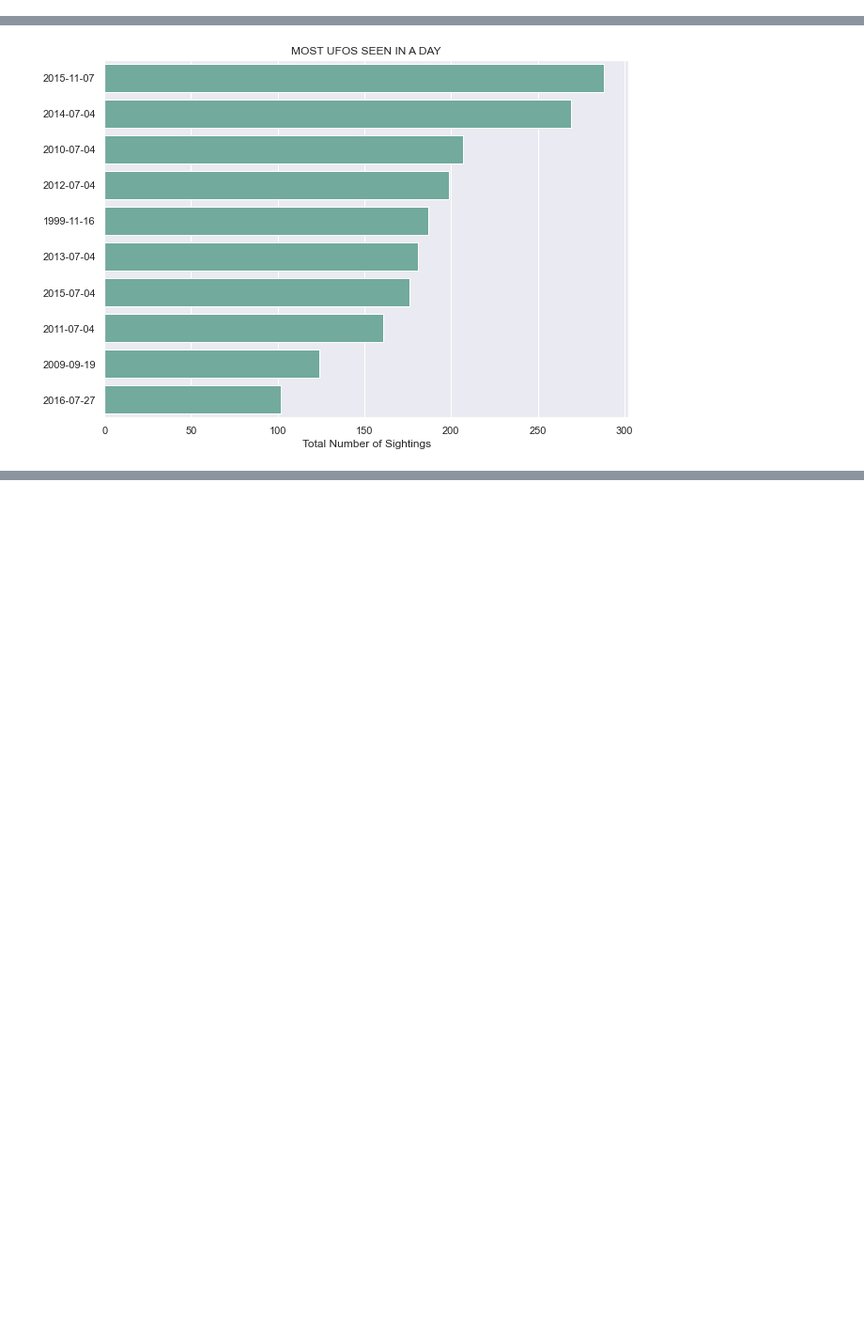
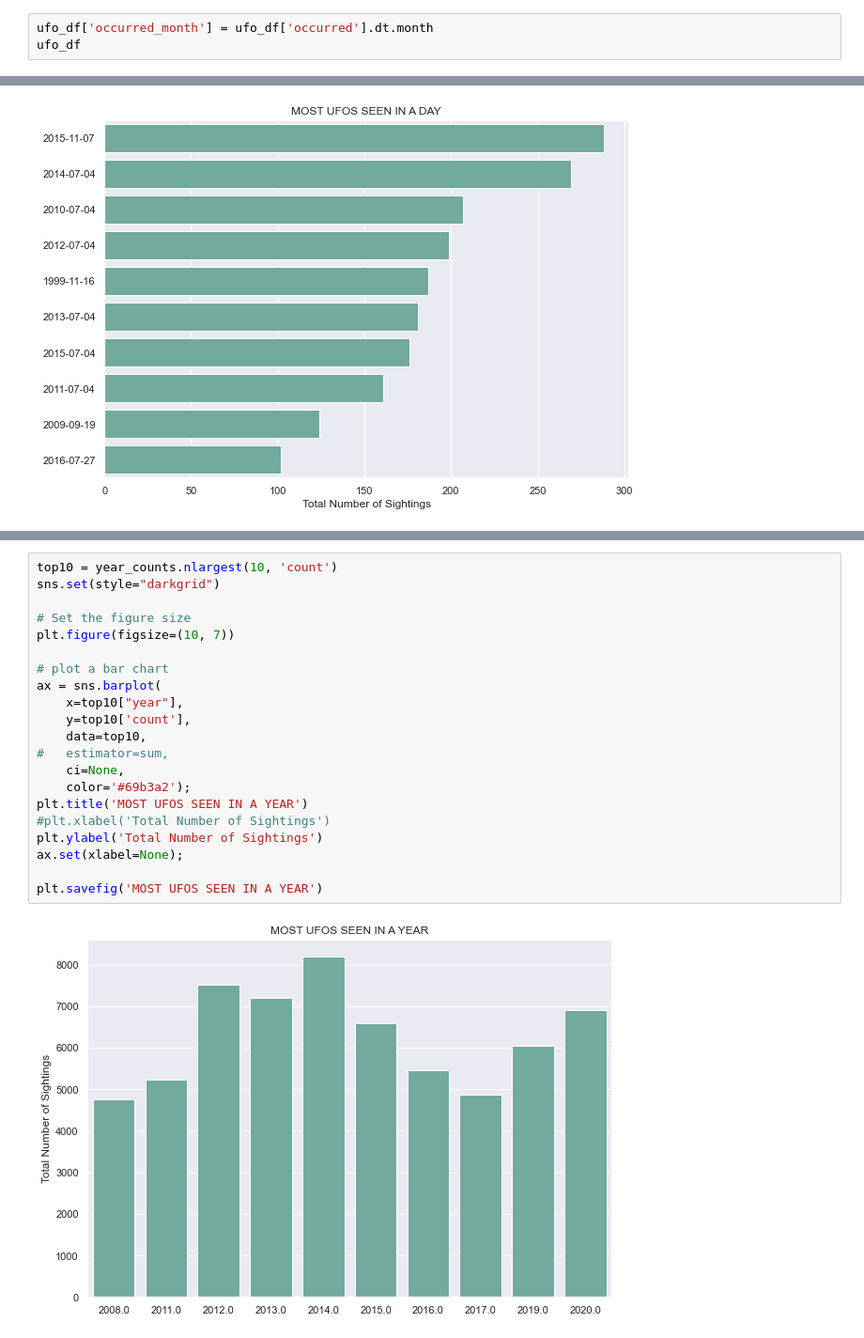
Before and after one commit to t-white-21/ufo-exploration, a Jupyter notebook: notebooks/ufo_times.ipynb, the cells around one changed output, grey strips where cells are left out. Shown: that part at 94% size. Saved outputs shown, nothing was run; the diff lists cells and outputs as text; blank space fills up the shorter version.

```diff
--- a/notebooks/ufo_times.ipynb
+++ b/notebooks/ufo_times.ipynb
@@ -95,0 +113,3 @@ ufo_df
+# %%
+ufo_df['occurred_month'] = ufo_df['occurred'].dt.month
+ufo_df
@@ -149,3 +260,26 @@ plt.savefig('MOST UFOS SEEN IN A DAY')
+# %%
+top10 = year_counts.nlargest(10, 'count')
+sns.set(style="darkgrid")
+
+# Set the figure size
+plt.figure(figsize=(10, 7))
+
+# plot a bar chart
+ax = sns.barplot(
+    x=top10["year"],
+    y=top10['count'],
+    data=top10,
+#   estimator=sum,
+    ci=None,
+    color='#69b3a2');
+plt.title('MOST UFOS SEEN IN A YEAR')
+#plt.xlabel('Total Number of Sightings')
+plt.ylabel('Total Number of Sightings')
+ax.set(xlabel=None);
+
+plt.savefig('MOST UFOS SEEN IN A YEAR')
+# %% [output]
+[figure, added]
 # %%
 # set plot style: grey grid in the background:
 
```
Also changed, not shown: parts of 12 cells of this notebook, 3 other files.
